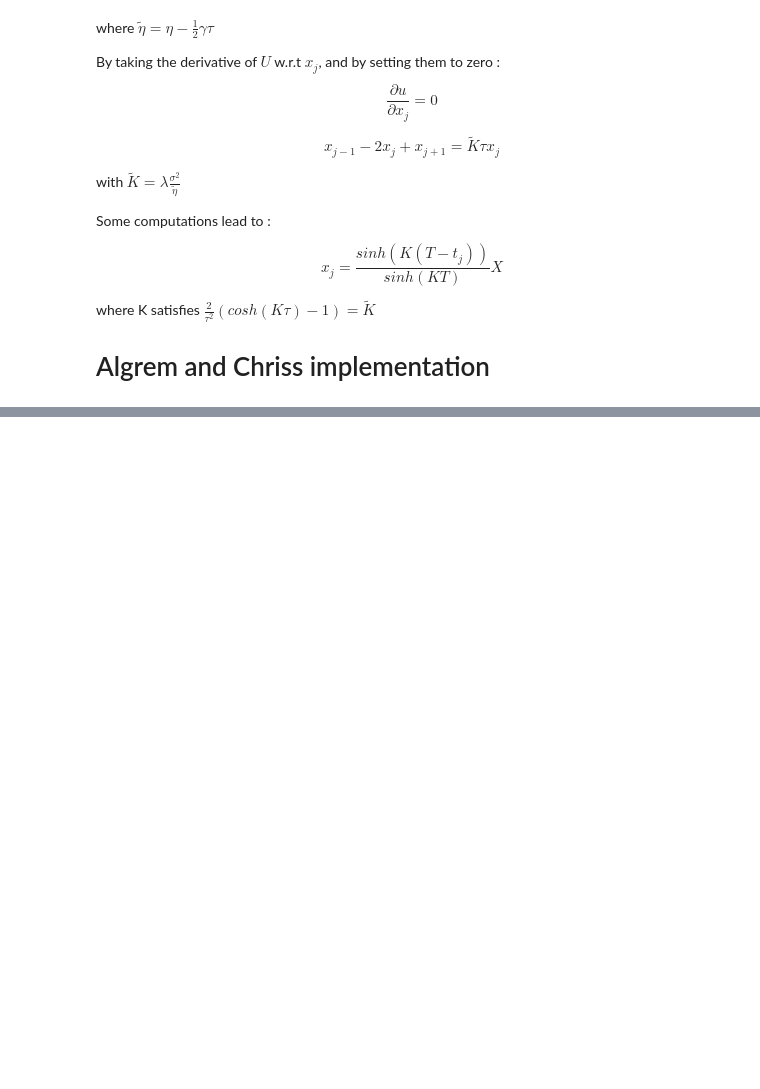
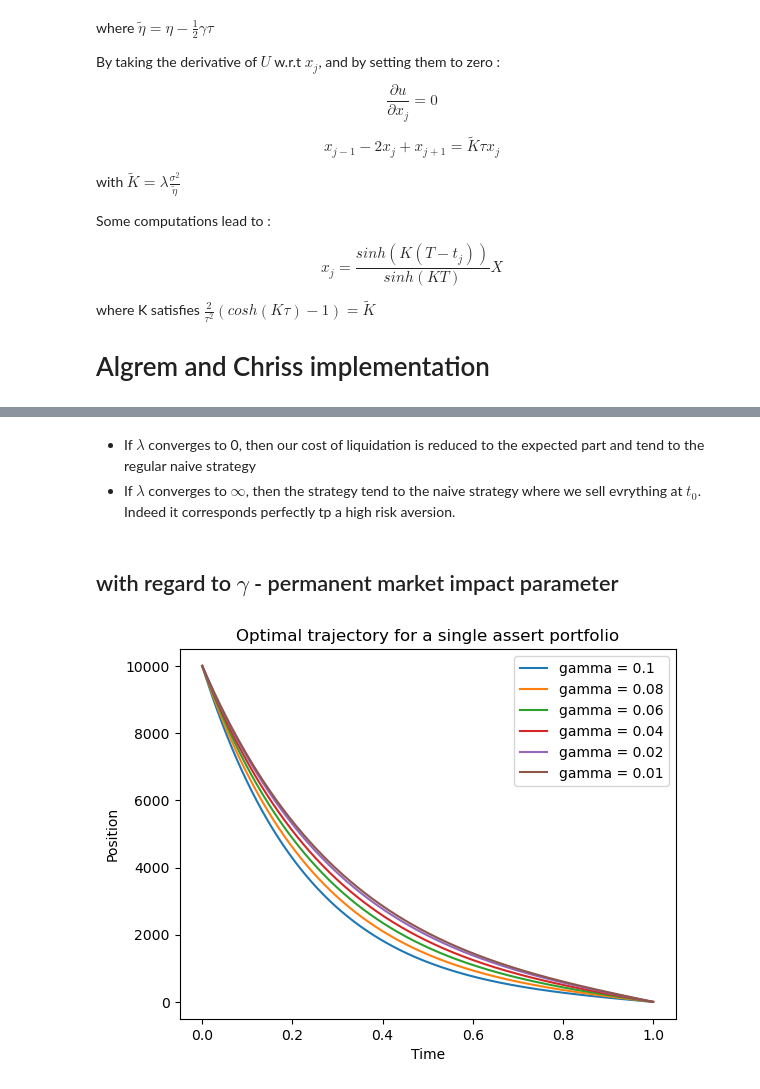
Before and after one commit to hedsto/optimal-strategies-trading, a Jupyter notebook: trading_strategyalmgren_chriss_algorithm.ipynb, the cells around one changed output, grey strips where cells are left out. Saved outputs shown, nothing was run; the diff lists cells and outputs as text; code cells hidden in the pictures; blank space fills up the shorter version.

```diff
--- a/trading_strategyalmgren_chriss_algorithm.ipynb
+++ b/trading_strategyalmgren_chriss_algorithm.ipynb
@@ -104,0 +147,19 @@ def algrem_chriss(X, gamma, eta, sigma, lamda, N):
+# %% [markdown]
+- If $\lambda$ converges to 0, then our cost of liquidation is reduced to the expected part and tend to the regular naive strategy
+- If $\lambda$ converges to $\infty$, then the strategy tend to the naive strategy where we sell evrything at $t_0$. Indeed it corresponds perfectly tp a high risk aversion.
+# %% [markdown]
+## with regard to $\gamma$ - permanent market impact parameter
+# %%
+gamma_list = [0.1, 0.08, 0.06, 0.04, 0.02, 0.01]
+
+for gamma in gamma_list:
+    x_strategy = algrem_chriss(X, gamma, eta_ex, sigma_ex, lamda_ex, N, T)
+
+    plt.plot(time, x_strategy, label = 'gamma = {}'.format(gamma))
+plt.xlabel('Time')
+plt.ylabel('Position')
+plt.title('Optimal trajectory for a single assert portfolio')
+plt.legend()
+plt.show()
+# %% [output]
+[figure, added]
```
Also changed, not shown: parts of 9 cells of this notebook.
